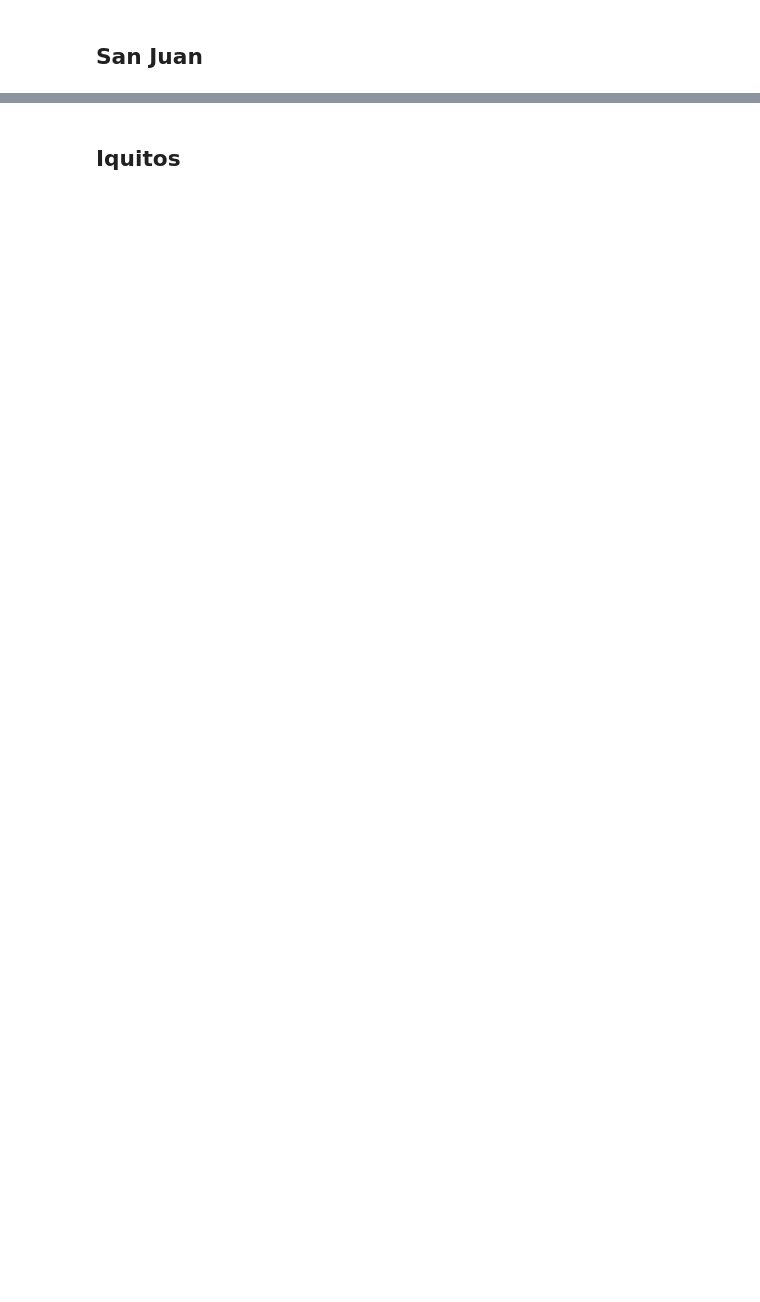
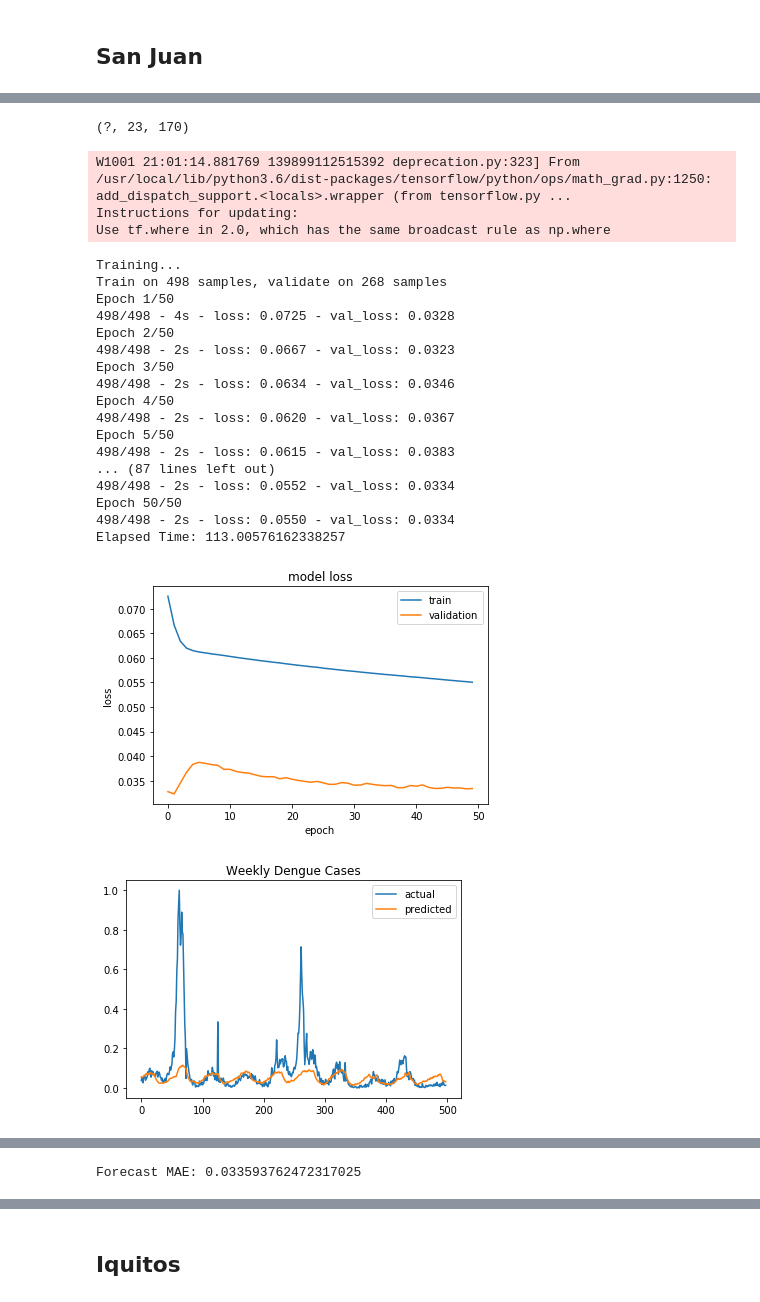
Before and after one commit to jsiloto/dengAI, a Jupyter notebook: analysis/modeling_LSTM.ipynb, the cells around one changed output, grey strips where cells are left out. Cells and saved outputs as stored; diff of their text form; code cells hidden in the pictures; blank space fills up the shorter version.

```diff
--- a/analysis/modeling_LSTM.ipynb
+++ b/analysis/modeling_LSTM.ipynb
@@ -14,5 +19,26 @@ from sklearn import preprocessing
 import tensorflow.keras.optimizers as optimizers
 from sklearn.metrics import mean_squared_error, mean_absolute_error
 import time
+# %%
+def experiment(model_fn, hyperp):
+    K.clear_session()
+
+    # Load and format_data
+    df = load_data(hyperp['lookback_window'], city= hyperp['city'])
+    if 'normalize' in hyperp and hyperp['normalize']:
+        df = normalize_data(df)
+
+    x, y = format_data(df, hyperp['lookback_window'])
+    val_size = int(math.floor((len(x)*(1-hyperp['train_split_percent']))))
+    x_train, y_train, x_val, y_val = split_data(x, y, val_size)
+    data = x_train, y_train, x_val, y_val
+
+    # Train Model
+    input_shape = (x.shape[1], x.shape[2])
+    model = model_fn(input_shape)
+    train_model(model, data, epochs=hyperp['epochs'], verbose=hyperp['verbose'])
+    plot_train_val(model, data)
+    df_results = forecast_analysis(model, data)
+    return df_results
 # %% [markdown]
 ## Separate splits
@@ -57,10 +45,11 @@ def split(x, y, val_size):
 # %% [markdown]
 ## Long Short-Term Memory (LSTM) model
 # %%
-def get_model(input_shape):
+def get_lstm_model(input_shape):
     i = Input(shape=(input_shape))
     print(i.shape)
     m = i
+    m = Permute((2, 1))(m)
     m = LSTM(50, activation='relu')(m)
     m = Dense(500, activation='relu')(m)
     m = Dense(200, activation='relu')(m)
@@ -247,0 +65,11 @@ Forecast MAE: 0.023616499232121283
+# %%
+hyperparameters = {
+    'train_split_percent': 0.65,
+    'lookback_window': 170,
+    'normalize': True,
+    'epochs': 50,
+    'verbose': 2,
+    'city':'sj'
+}
+df_results_sj = experiment(get_lstm_model, hyperparameters)
+# %% [output]
@@ -247,0 +80,23 @@ Forecast MAE: 0.023616499232121283
+(?, 23, 170)
+W1001 21:01:14.881769 139899112515392 deprecation.py:323] From /usr/local/lib/python3.6/dist-packages/tensorflow/python/ops/math_grad.py:1250: add_dispatch_support.<locals>.wrapper (from tensorflow.py ...
+Instructions for updating:
+Use tf.where in 2.0, which has the same broadcast rule as np.where
+Training...
+Train on 498 samples, validate on 268 samples
+Epoch 1/50
+498/498 - 4s - loss: 0.0725 - val_loss: 0.0328
+Epoch 2/50
+498/498 - 2s - loss: 0.0667 - val_loss: 0.0323
+Epoch 3/50
+498/498 - 2s - loss: 0.0634 - val_loss: 0.0346
+Epoch 4/50
+498/498 - 2s - loss: 0.0620 - val_loss: 0.0367
+Epoch 5/50
+498/498 - 2s - loss: 0.0615 - val_loss: 0.0383
+... (87 lines left out)
+498/498 - 2s - loss: 0.0552 - val_loss: 0.0334
+Epoch 50/50
+498/498 - 2s - loss: 0.0550 - val_loss: 0.0334
+Elapsed Time: 113.00576162338257
+[figure, added]
+[figure, added]
@@ -247,0 +104 @@ Forecast MAE: 0.023616499232121283
+Forecast MAE: 0.033593762472317025
```
Also changed, not shown: parts of 18 cells of this notebook, 2 other files.
